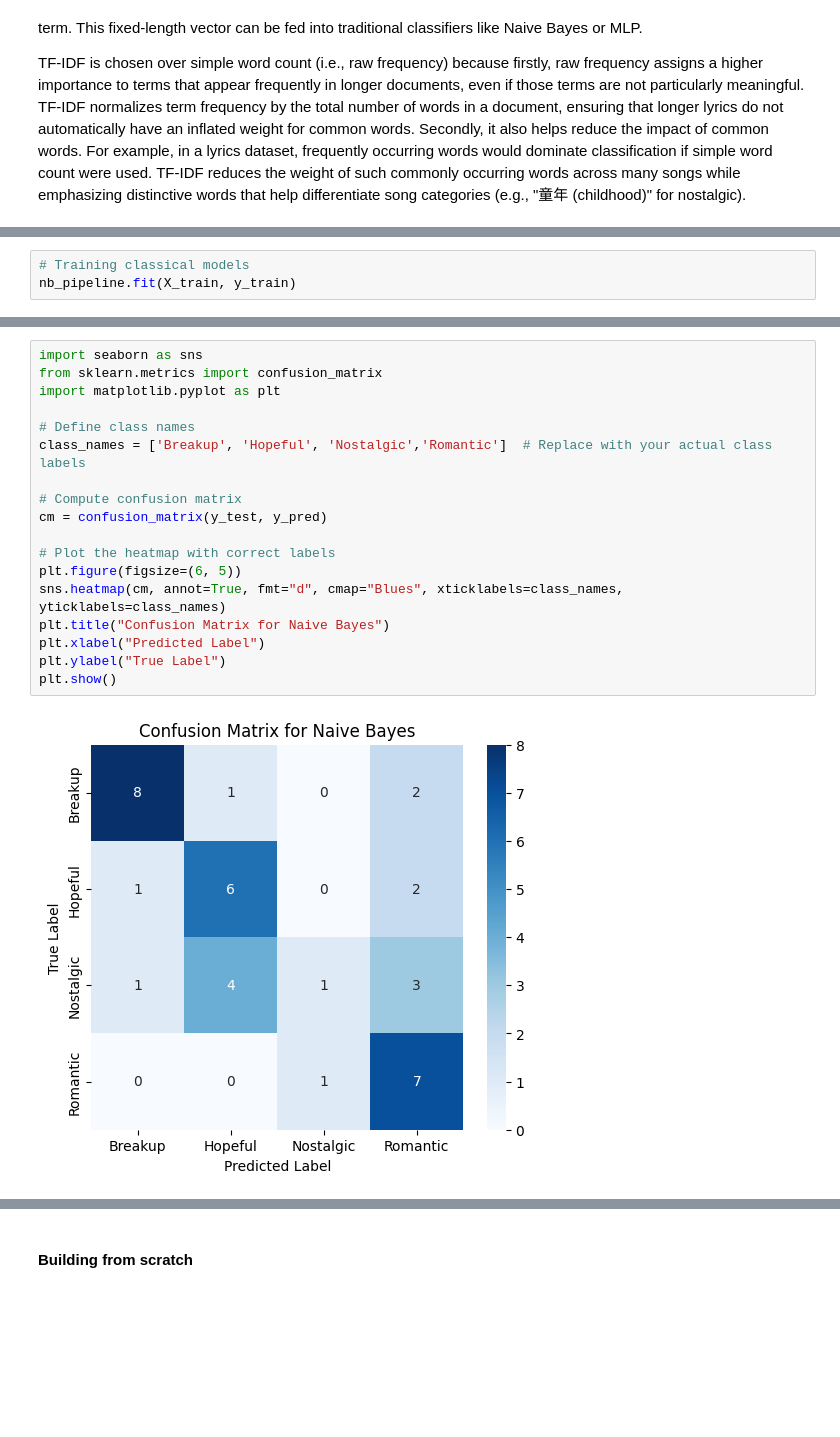
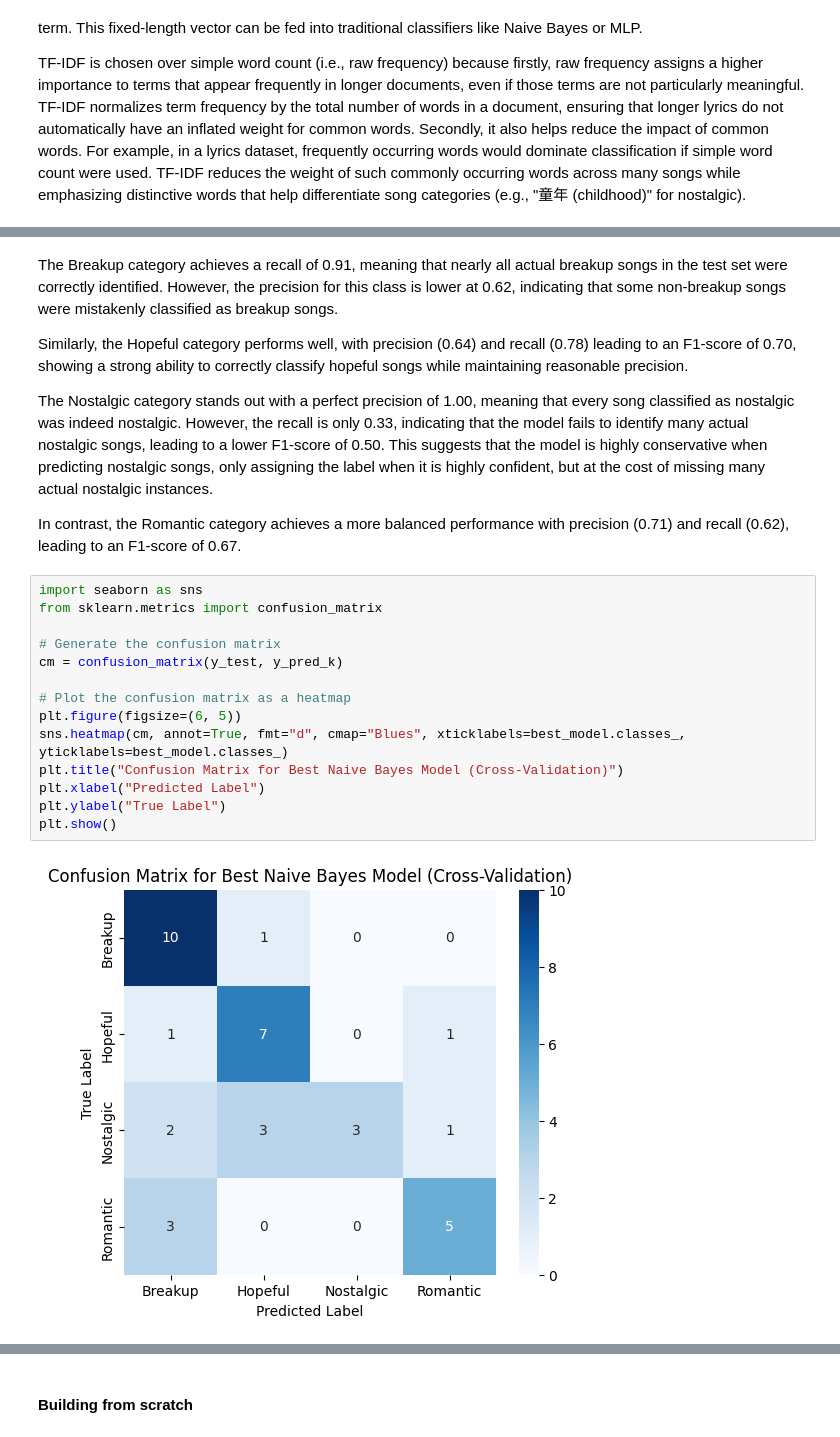
Before and after one commit to hilarytang02/cs156-machinelearning, a Jupyter notebook: lyrics_assignment_1.ipynb, the cells around one changed output, grey strips where cells are left out. Cells and saved outputs as stored; diff of their text form; blank space fills up the shorter version.

```diff
--- a/lyrics_assignment_1.ipynb
+++ b/lyrics_assignment_1.ipynb
@@ -703,3 +685,0 @@ also cross validation!!
-# %%
-# Training classical models
-nb_pipeline.fit(X_train, y_train)
@@ -737,20 +784,27 @@ weighted avg       0.72      0.73      0.72        37
+# %% [markdown]
+The Breakup category achieves a recall of 0.91, meaning that nearly all actual breakup songs in the test set were correctly identified.
+However, the precision for this class is lower at 0.62, indicating that some non-breakup songs were mistakenly classified as breakup songs.
+
+Similarly, the Hopeful category performs well, with precision (0.64) and recall (0.78) leading to an F1-score of 0.70, showing a strong ability to correctly classify hopeful songs while maintaining reasonable precision.
+
+The Nostalgic category stands out with a perfect precision of 1.00, meaning that every song classified as nostalgic was indeed nostalgic.
+However, the recall is only 0.33, indicating that the model fails to identify many actual nostalgic songs, leading to a lower F1-score of 0.50.
+ This suggests that the model is highly conservative when predicting nostalgic songs, only assigning the label when it is highly confident, but at the cost of missing many actual nostalgic instances.
+
+ In contrast, the Romantic category achieves a more balanced performance with precision (0.71) and recall (0.62), leading to an F1-score of 0.67.
 # %%
 import seaborn as sns
 from sklearn.metrics import confusion_matrix
-import matplotlib.pyplot as plt
 
-# Define class names
-class_names = ['Breakup', 'Hopeful', 'Nostalgic','Romantic']  # Replace with your actual class labels
+# Generate the confusion matrix
+cm = confusion_matrix(y_test, y_pred_k)
 
-# Compute confusion matrix
-cm = confusion_matrix(y_test, y_pred)
-
-# Plot the heatmap with correct labels
+# Plot the confusion matrix as a heatmap
 plt.figure(figsize=(6, 5))
-sns.heatmap(cm, annot=True, fmt="d", cmap="Blues", xticklabels=class_names, yticklabels=class_names)
-plt.title("Confusion Matrix for Naive Bayes")
+sns.heatmap(cm, annot=True, fmt="d", cmap="Blues", xticklabels=best_model.classes_, yticklabels=best_model.classes_)
+plt.title("Confusion Matrix for Best Naive Bayes Model (Cross-Validation)")
 plt.xlabel("Predicted Label")
 plt.ylabel("True Label")
 plt.show()
 # %% [output]
-[figure, old version]
+[figure, new version]
```
Also changed, not shown: parts of 57 cells of this notebook, 1 other file.
